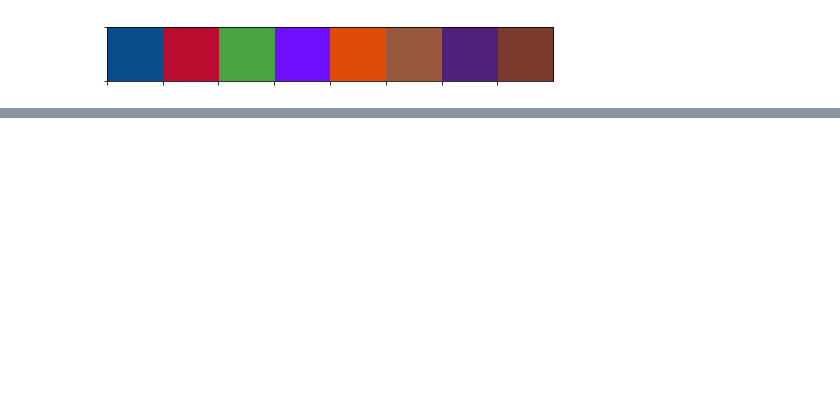
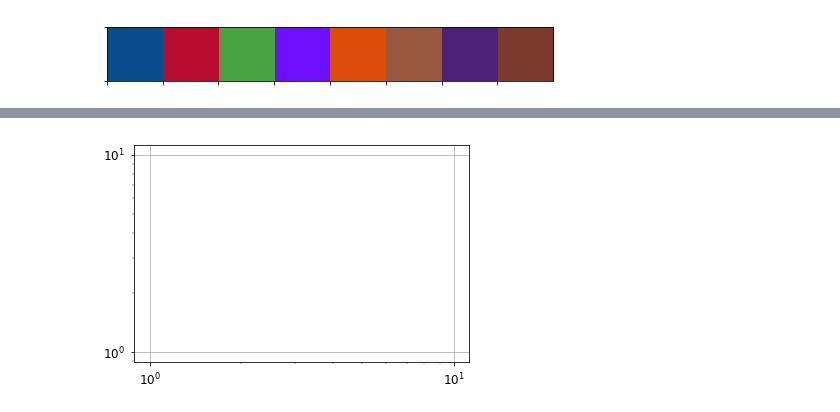
Before and after one commit to vincent6606/Mini_batched_Gibbs, a Jupyter notebook: local_min/Locally MIN Gibbs plots.ipynb, the cells around one changed output, grey strips where cells are left out. Saved outputs shown, nothing was run; the diff lists cells and outputs as text; code cells hidden in the pictures; blank space fills up the shorter version.

```diff
--- a/local_min/Locally MIN Gibbs plots.ipynb
+++ b/local_min/Locally MIN Gibbs plots.ipynb
@@ -16,3 +85,18 @@ error = np.genfromtxt('LocalMINT_Ising_Dep_varyTemp_50_1000000.csv',delimiter=',
+# %%
+major_ticks = np.arange(0, 0.01, 20)
+minor_ticks = np.arange(0, 0.01, 5)
+
+ax.set_xticks(major_ticks)
+ax.set_xticks(minor_ticks, minor=True)
+ax.set_yticks(major_ticks)
+ax.set_yticks(minor_ticks, minor=True)
+
+# And a corresponding grid
+ax.grid(which='both')
+ax = plt.axes(xscale='log', yscale='log')
+ax.grid();
+# %% [output]
+[figure, added]
 # %%
 error.shape
 # %% [output]
```
Also changed, not shown: parts of 23 cells of this notebook, 12 other files.
